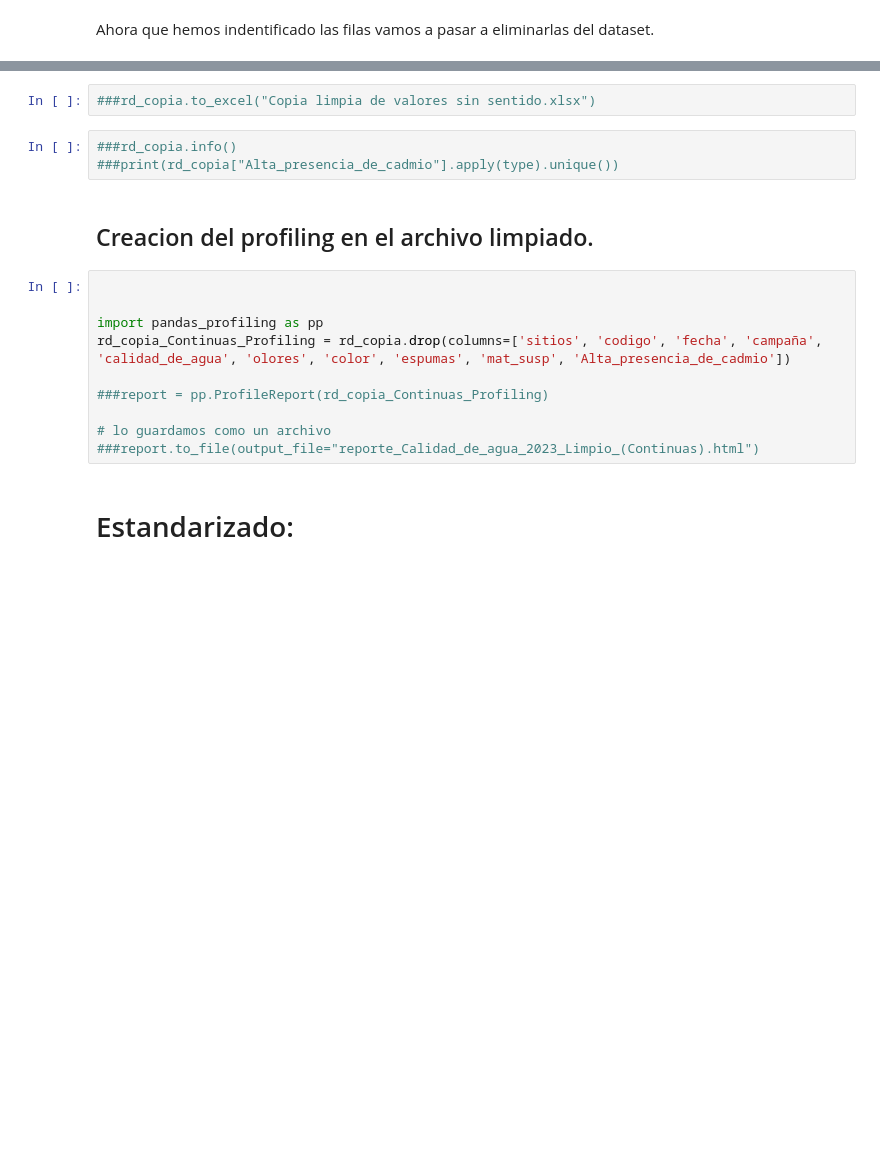
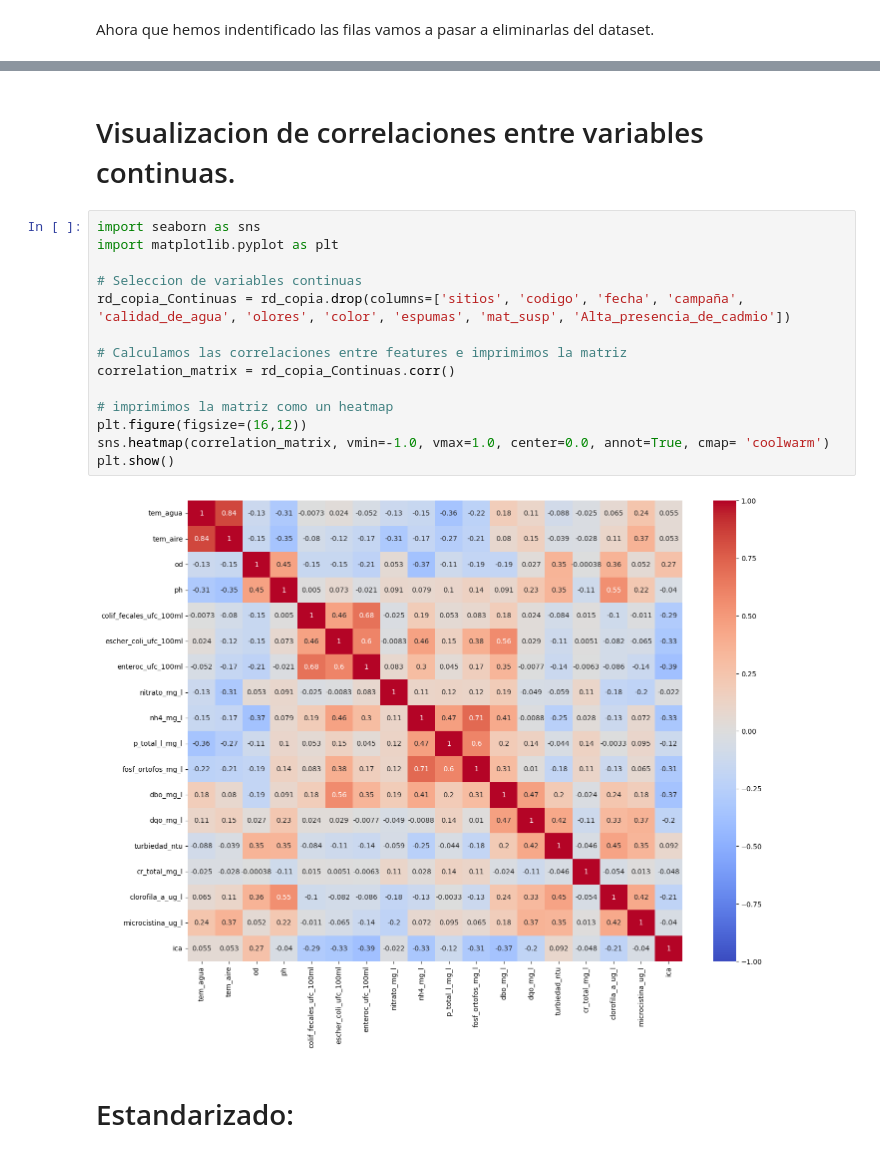
Before and after one commit to SOAgustin/PracticaEspecial, a Jupyter notebook: PracticoEspecial.ipynb, the cells around one changed output, grey strips where cells are left out. Cells and saved outputs as stored; diff of their text form; blank space fills up the shorter version.

```diff
--- a/PracticoEspecial.ipynb
+++ b/PracticoEspecial.ipynb
@@ -2040,20 +1858,21 @@ El comando elimina todas las filas de rd_copia que tienen más de 10 valores nul
-# %%
-###rd_copia.to_excel("Copia limpia de valores sin sentido.xlsx")
-# %%
-###rd_copia.info()
-###print(rd_copia["Alta_presencia_de_cadmio"].apply(type).unique())
-# %% [markdown]
-## Creacion del profiling en el archivo limpiado.
-# %%
-
-
-import pandas_profiling as pp
-rd_copia_Continuas_Profiling = rd_copia.drop(columns=['sitios', 'codigo', 'fecha', 'campaña', 'calidad_de_agua', 'olores', 'color', 'espumas', 'mat_susp', 'Alta_presencia_de_cadmio'])
-
-###report = pp.ProfileReport(rd_copia_Continuas_Profiling)
-
-# lo guardamos como un archivo
-###report.to_file(output_file="reporte_Calidad_de_agua_2023_Limpio_(Continuas).html")
+# %% [markdown]
+# Visualizacion de correlaciones entre variables continuas.
+# %%
+import seaborn as sns
+import matplotlib.pyplot as plt
+
+# Seleccion de variables continuas
+rd_copia_Continuas = rd_copia.drop(columns=['sitios', 'codigo', 'fecha', 'campaña', 'calidad_de_agua', 'olores', 'color', 'espumas', 'mat_susp', 'Alta_presencia_de_cadmio'])
+
+# Calculamos las correlaciones entre features e imprimimos la matriz
+correlation_matrix = rd_copia_Continuas.corr()
+
+# imprimimos la matriz como un heatmap
+plt.figure(figsize=(16,12))
+sns.heatmap(correlation_matrix, vmin=-1.0, vmax=1.0, center=0.0, annot=True, cmap= 'coolwarm')
+plt.show()
+# %% [output]
+[figure, added]
 # %% [markdown]
 # Estandarizado:
 # %% [markdown]
```
Also changed, not shown: parts of 150 cells of this notebook.
